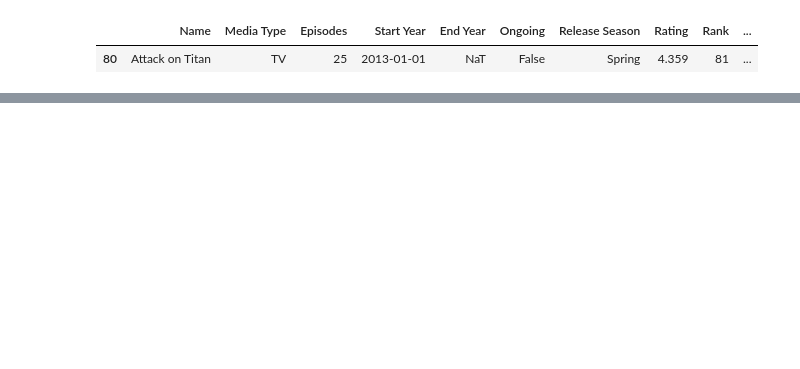
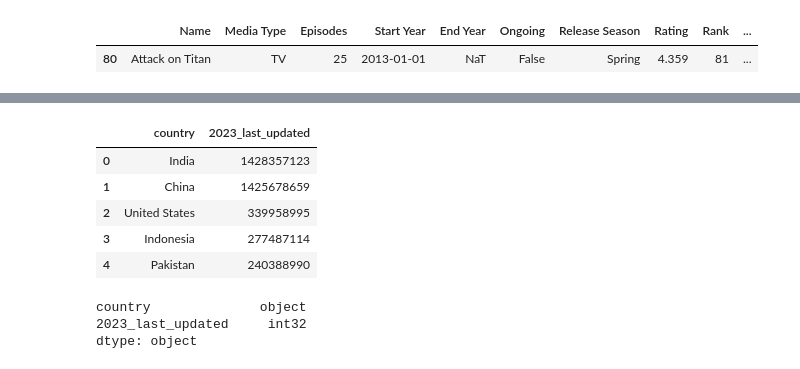
Before and after one commit to MYTE21/Anime.Quest, a Jupyter notebook: notebooks/data_processing.ipynb, the cells around one changed output, grey strips where cells are left out. Saved outputs shown, nothing was run; the diff lists cells and outputs as text; code cells hidden in the pictures; blank space fills up the shorter version.

```diff
--- a/notebooks/data_processing.ipynb
+++ b/notebooks/data_processing.ipynb
@@ -477,0 +521,10 @@ df.to_csv("../data/processed_data/processed_anime_data.csv", index=False)
+# %%
+df_pop["2023_last_updated"] = df_pop["2023_last_updated"].str.replace(",", "")
+df_pop.head()
+# %% [output]
+|  | country | 2023_last_updated |
+| 0 | India | 1428357123 |
+| 1 | China | 1425678659 |
+| 2 | United States | 339958995 |
+| 3 | Indonesia | 277487114 |
+| 4 | Pakistan | 240388990 |
@@ -477,0 +533,6 @@ df.to_csv("../data/processed_data/processed_anime_data.csv", index=False)
+# %%
+df_pop.dtypes
+# %% [output]
+country              object
+2023_last_updated     int32
+dtype: object
```
Also changed, not shown: parts of 15 cells of this notebook, 1 other file.
